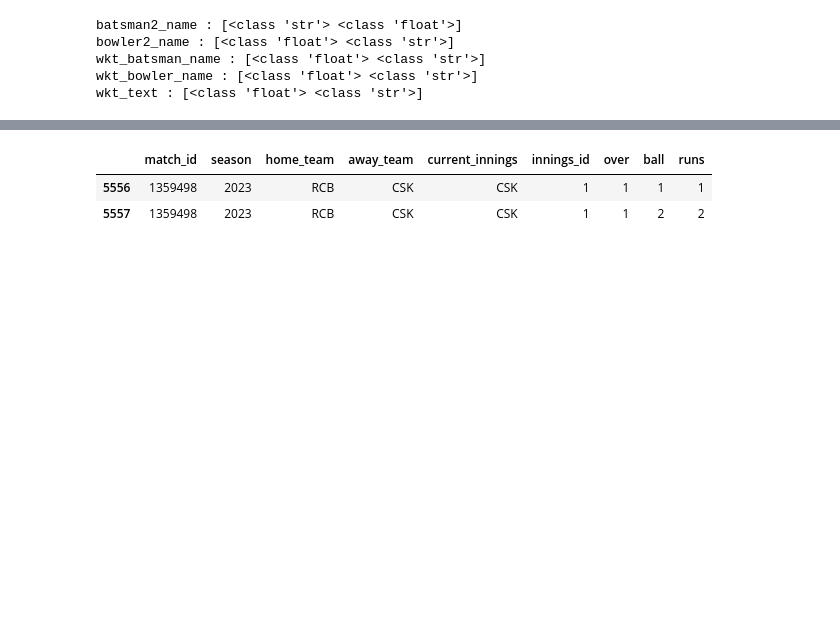
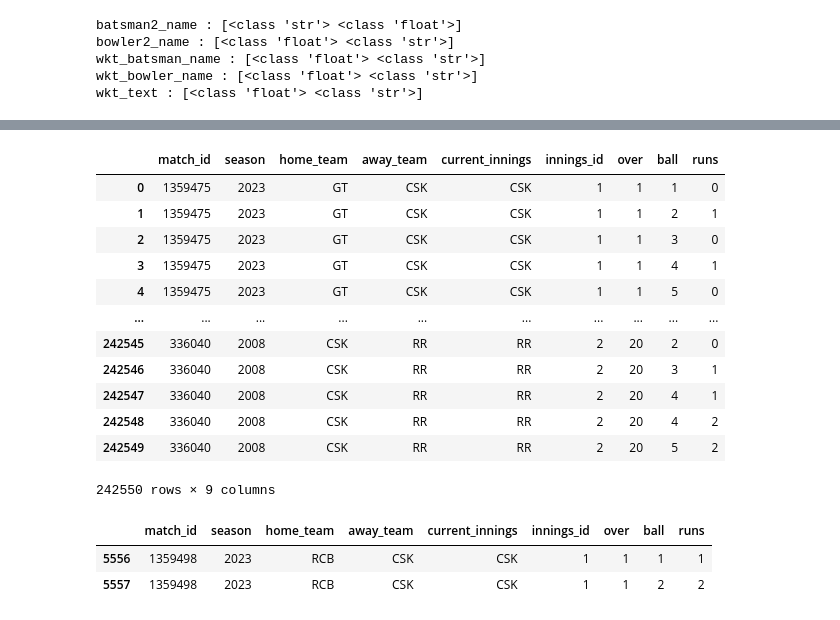
Before and after one commit to kirankthota79/IPL-All-Seasons, a Jupyter notebook: IPL-All-Seasons.ipynb, the cells around one changed output, grey strips where cells are left out. Saved outputs shown, nothing was run; the diff lists cells and outputs as text; code cells hidden in the pictures; blank space fills up the shorter version.

```diff
--- a/IPL-All-Seasons.ipynb
+++ b/IPL-All-Seasons.ipynb
@@ -98,5 +111,21 @@ all_seasons_df.head(3)
 # %%
 batting_df = all_seasons_df[["match_id","season", "home_team","away_team","current_innings","innings_id","over","ball","runs"]]#.info()
+# %%
+batting_df
+# %% [output]
+|  | match_id | season | home_team | away_team | current_innings | innings_id | over | ball | runs |
+| 0 | 1359475 | 2023 | GT | CSK | CSK | 1 | 1 | 1 | 0 |
+| 1 | 1359475 | 2023 | GT | CSK | CSK | 1 | 1 | 2 | 1 |
+| 2 | 1359475 | 2023 | GT | CSK | CSK | 1 | 1 | 3 | 0 |
+| 3 | 1359475 | 2023 | GT | CSK | CSK | 1 | 1 | 4 | 1 |
+| 4 | 1359475 | 2023 | GT | CSK | CSK | 1 | 1 | 5 | 0 |
+| ... | ... | ... | ... | ... | ... | ... | ... | ... | ... |
+| 242545 | 336040 | 2008 | CSK | RR | RR | 2 | 20 | 2 | 0 |
+| 242546 | 336040 | 2008 | CSK | RR | RR | 2 | 20 | 3 | 1 |
+| 242547 | 336040 | 2008 | CSK | RR | RR | 2 | 20 | 4 | 1 |
+| 242548 | 336040 | 2008 | CSK | RR | RR | 2 | 20 | 4 | 2 |
+| 242549 | 336040 | 2008 | CSK | RR | RR | 2 | 20 | 5 | 2 |
+242550 rows × 9 columns
 # %%
 df_csk_rcb = batting_df[(batting_df["season"]==2023)& (batting_df["home_team"]=="RCB") & (batting_df["away_team"]=="CSK")]#.head(2)
 
```
Also changed, not shown: parts of 3 cells of this notebook.
